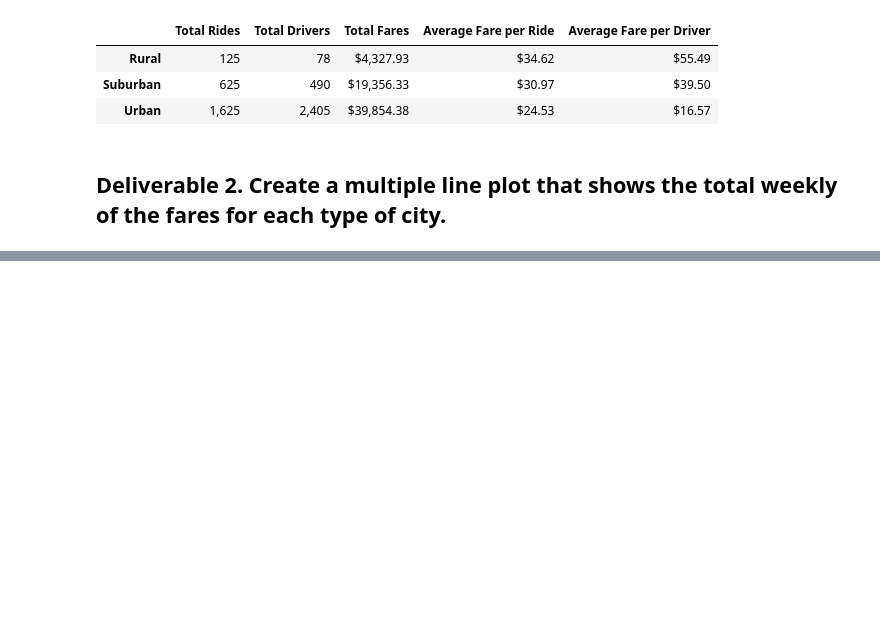
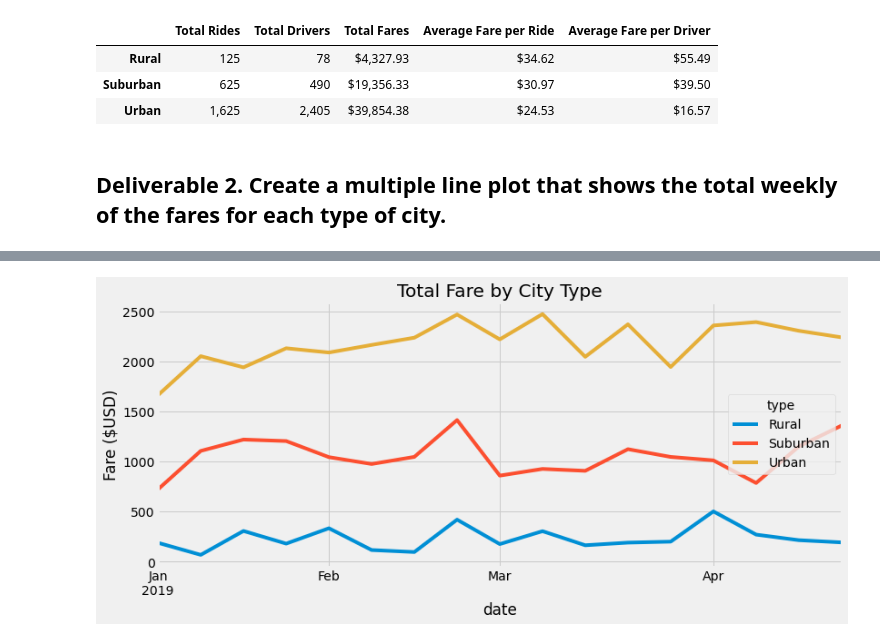
Before and after one commit to sophiexsf/PyBer_Analysis, a Jupyter notebook: PyBer_Challenge.ipynb, the cells around one changed output, grey strips where cells are left out. Drawn from its saved outputs; the diff is of its cells as text; code cells hidden in the pictures; blank space fills up the shorter version.

Commit message:
deliverable 2

```diff
--- a/PyBer_Challenge.ipynb
+++ b/PyBer_Challenge.ipynb
@@ -109,5 +110,8 @@ pyber_summary_df
 # %%
 # 4. Create a pivot table with the 'date' as the index, the columns ='type', and values='fare'
 # to get the total fares for each type of city by the date.
+pt = df.pivot('date', 'type', 'fare')
 # %%
 # 5. Create a new DataFrame from the pivot table DataFrame using loc on the given dates, '2019-01-01':'2019-04-29'.
+df = pt.loc['2019-01-01':'2019-04-29']
+df
@@ -114,5 +133,5 @@ pyber_summary_df
 # %%
 # 6. Set the "date" index to datetime datatype. This is necessary to use the resample() method in Step 8.
-# df.index = pd.to_datetime(df.index)
+df.index = pd.to_datetime(df.index)
 # %%
 # 7. Check that the datatype for the index is datetime using df.info()
@@ -119,2 +150,4 @@ pyber_summary_df
 # %%
 # 8. Create a new DataFrame using the "resample()" function by week 'W' and get the sum of the fares for each week.
+df3 = df.resample('W').sum()
+df3
@@ -125,3 +178,9 @@ pyber_summary_df
 from matplotlib import style
 # Use the graph style fivethirtyeight.
 style.use('fivethirtyeight')
+# %%
+df3.plot(title="Total Fare by City Type", ylabel="Fare ($USD)", grid=True, figsize=(12,5))
+plt.savefig("analysis/deliverable2.png")
+plt.show()
+# %% [output]
+[figure, added]
```
Also changed, not shown: parts of 5 cells of this notebook, 2 other files.
